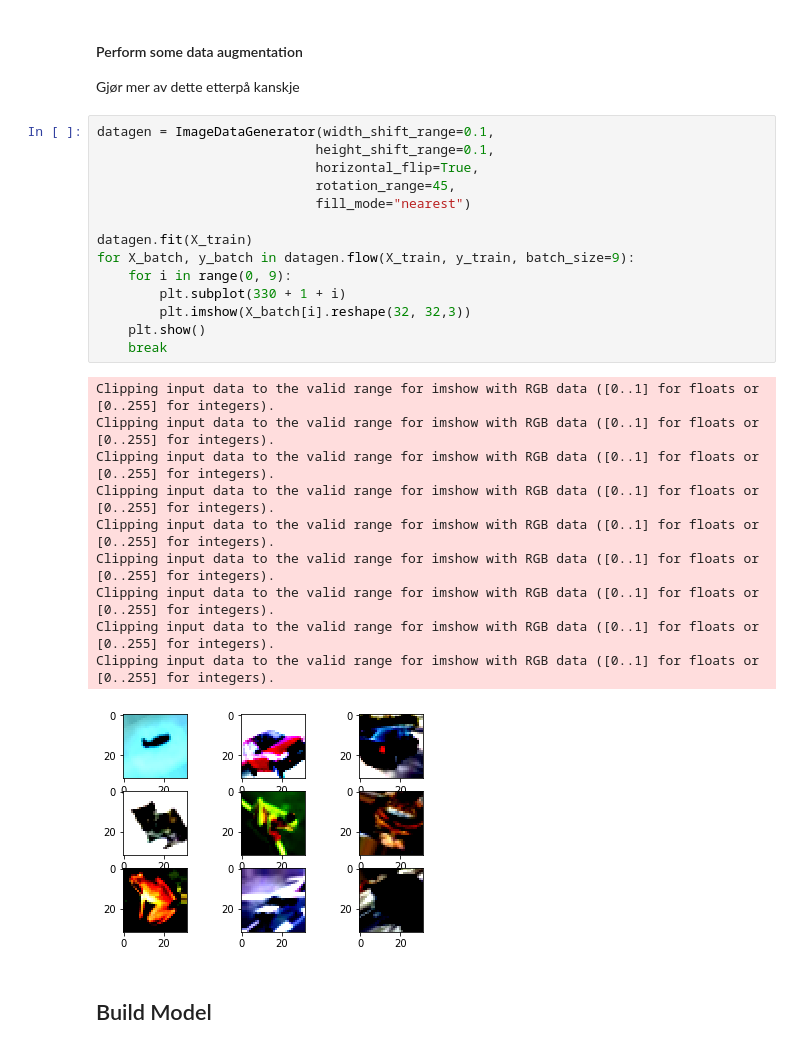
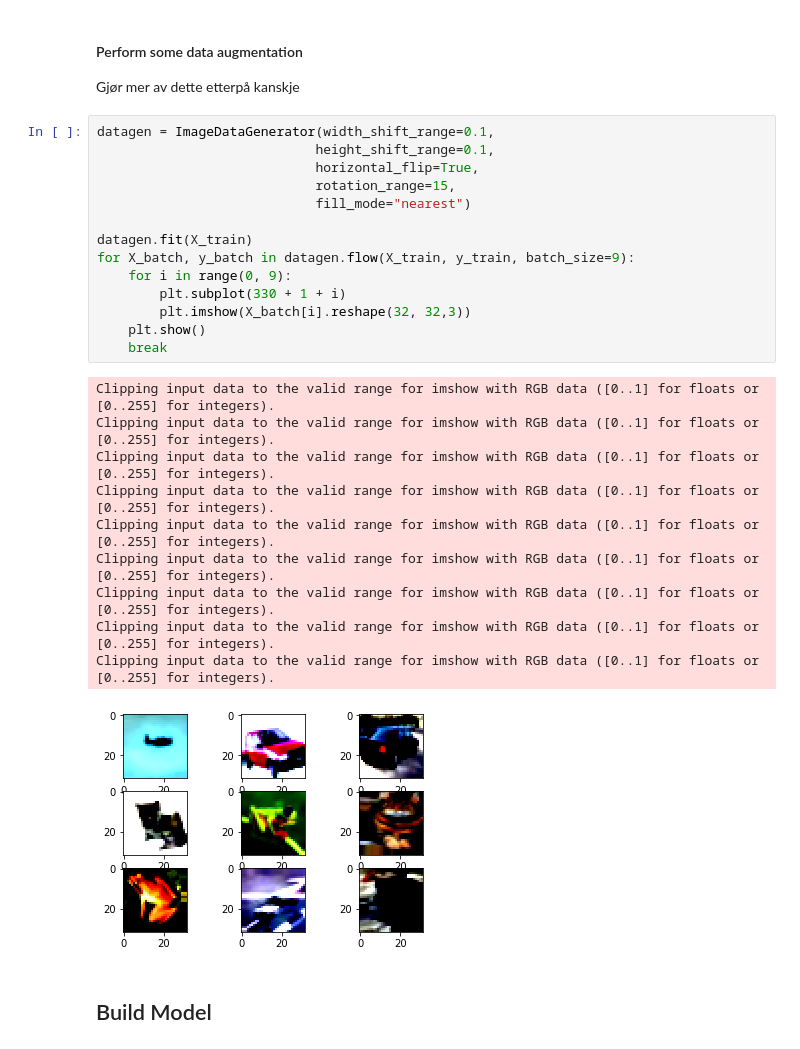
Before and after one commit to thusanarul/tdt4195_project, a Jupyter notebook: project_part_2_higher.ipynb, the cells around one changed output. Drawn from its saved outputs; the diff is of its cells as text.

```diff
--- a/project_part_2_higher.ipynb
+++ b/project_part_2_higher.ipynb
@@ -83,28 +81,28 @@ Gjør mer av dette etterpå kanskje
 # %%
 datagen = ImageDataGenerator(width_shift_range=0.1,
                             height_shift_range=0.1,
                             horizontal_flip=True,
-                            rotation_range=45,
+                            rotation_range=15,
                             fill_mode="nearest")
 
 datagen.fit(X_train)
 for X_batch, y_batch in datagen.flow(X_train, y_train, batch_size=9):
     for i in range(0, 9):
         plt.subplot(330 + 1 + i)
         plt.imshow(X_batch[i].reshape(32, 32,3))
     plt.show()
     break
 # %% [output]
 Clipping input data to the valid range for imshow with RGB data ([0..1] for floats or [0..255] for integers).
 Clipping input data to the valid range for imshow with RGB data ([0..1] for floats or [0..255] for integers).
 Clipping input data to the valid range for imshow with RGB data ([0..1] for floats or [0..255] for integers).
 Clipping input data to the valid range for imshow with RGB data ([0..1] for floats or [0..255] for integers).
 Clipping input data to the valid range for imshow with RGB data ([0..1] for floats or [0..255] for integers).
 Clipping input data to the valid range for imshow with RGB data ([0..1] for floats or [0..255] for integers).
 Clipping input data to the valid range for imshow with RGB data ([0..1] for floats or [0..255] for integers).
 Clipping input data to the valid range for imshow with RGB data ([0..1] for floats or [0..255] for integers).
 Clipping input data to the valid range for imshow with RGB data ([0..1] for floats or [0..255] for integers).
-[figure, old version]
+[figure, new version]
 # %% [markdown]
 ## Build Model
 # %%
```
Also changed, not shown: parts of 7 cells of this notebook, 1 other file.
